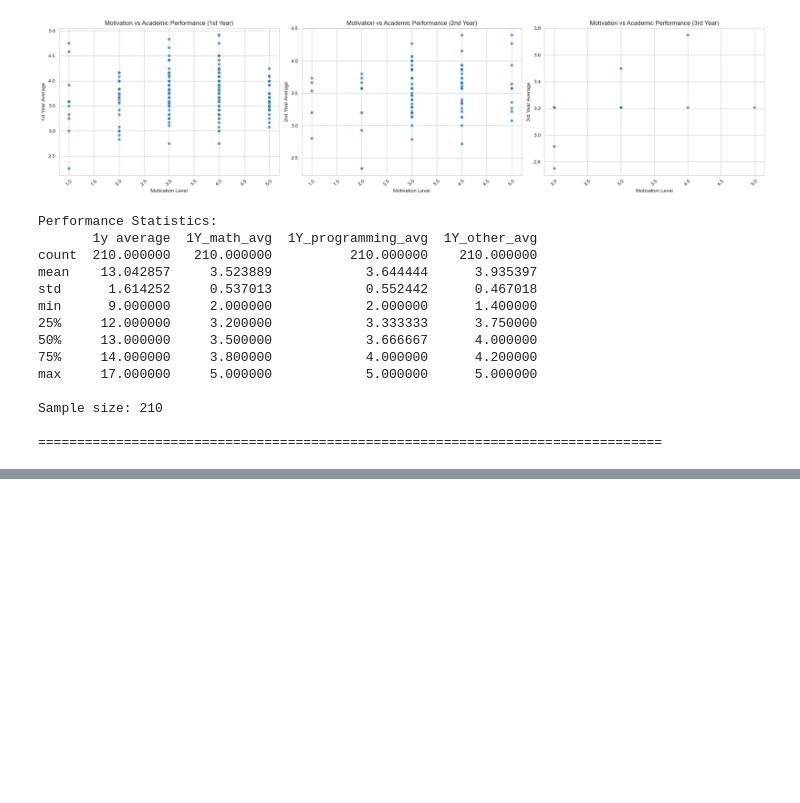
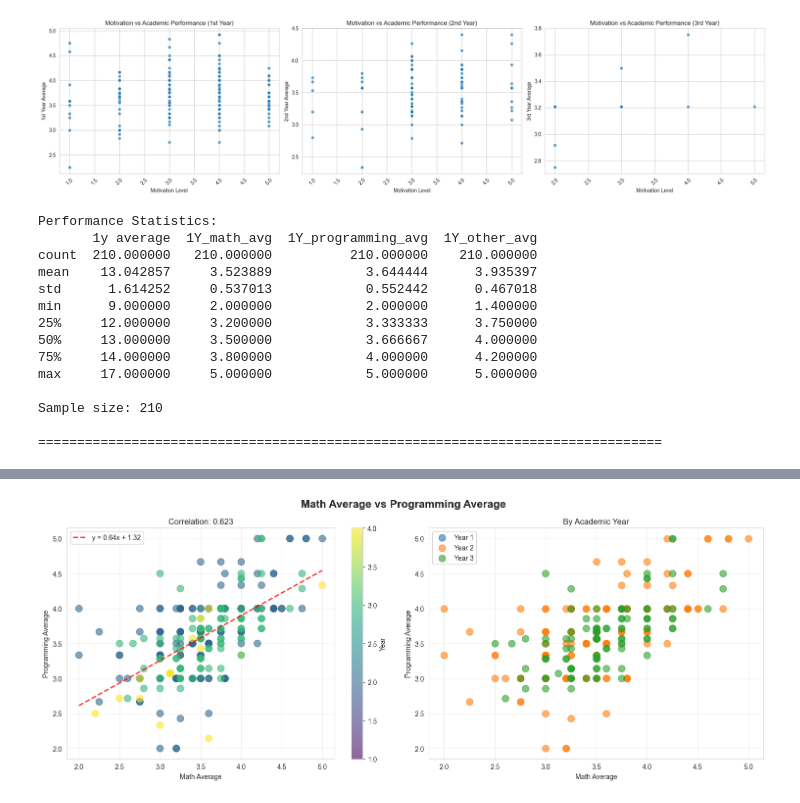
Before and after one commit to ayaaa321/ENSIA-students-performance, a Jupyter notebook: EDA/eda_bivariate_analysis.ipynb, the cells around one changed output, grey strips where cells are left out. Saved outputs shown, nothing was run; the diff lists cells and outputs as text; code cells hidden in the pictures; blank space fills up the shorter version.

```diff
--- a/EDA/eda_bivariate_analysis.ipynb
+++ b/EDA/eda_bivariate_analysis.ipynb
@@ -174,0 +199,84 @@ Correlation between sleep and overall performance: 0.067
+# %%
+# ============================================================================
+# Math Average vs Programming Average (Numerical vs Numerical)
+# ============================================================================
+
+# Prepare data - combine all years with generic column names
+data_1y_math_prog = data_1y[['1Y_math_avg', '1Y_programming_avg', 'year_ordinal']].copy()
+data_1y_math_prog.columns = ['math_avg', 'programming_avg', 'year']
+
+data_2y_math_prog = data_2y[['2Y_math_avg', '2Y_programming_avg', 'year_ordinal']].copy()
+data_2y_math_prog.columns = ['math_avg', 'programming_avg', 'year']
+
+data_3y_math_prog = data_3y[['3Y_math_avg', '3Y_programming_avg', 'year_ordinal']].copy()
+data_3y_math_prog.columns = ['math_avg', 'programming_avg', 'year']
+
+# Combine all years
+data_math_prog = pd.concat([data_1y_math_prog, data_2y_math_prog, data_3y_math_prog],
+                            ignore_index=True).dropna()
+
+print("=" * 80)
+print("MATH AVERAGE VS PROGRAMMING AVERAGE")
+print("=" * 80)
+print(f"Total students: {len(data_math_prog)}")
+print(f"\nMath Average: Mean={data_math_prog['math_avg'].mean():.2f}, Std={data_math_prog['math_avg'].std():.2f}")
+print(f"Programming Average: Mean={data_math_prog['programming_avg'].mean():.2f}, Std={data_math_prog['programming_avg'].std():.2f}")
+
+# Calculate correlation
+correlation = data_math_prog['math_avg'].corr(data_math_prog['programming_avg'])
+print(f"\nPearson Correlation: {correlation:.3f}")
+
+# Visualization
+fig, axes = plt.subplots(1, 2, figsize=(15, 6))
+fig.suptitle('Math Average vs Programming Average', fontsize=16, fontweight='bold')
+
+# Scatter plot with regression line
+axes[0].scatter(data_math_prog['math_avg'], data_math_prog['programming_avg'],
+                alpha=0.6, s=100, c=data_math_prog['year'], cmap='viridis')
+axes[0].set_xlabel('Math Average')
+axes[0].set_ylabel('Programming Average')
+axes[0].set_title(f'Correlation: {correlation:.3f}')
+
+# Add regression line
+z = np.polyfit(data_math_prog['math_avg'], data_math_prog['programming_avg'], 1)
+p = np.poly1d(z)
+x_line = np.linspace(data_math_prog['math_avg'].min(),
+                     data_math_prog['math_avg'].max(), 100)
+axes[0].plot(x_line, p(x_line), "r--", linewidth=2, alpha=0.8,
+             label=f'y = {z[0]:.2f}x + {z[1]:.2f}')
+axes[0].legend()
+axes[0].grid(True, alpha=0.3)
+
+# Color bar for years
+cbar = plt.colorbar(axes[0].collections[0], ax=axes[0])
+cbar.set_label('Year')
+
+# Scatter plot by year
+for year in [1, 2, 3]:
+    year_data = data_math_prog[data_math_prog['year'] == year]
+    axes[1].scatter(year_data['math_avg'], year_data['programming_avg'],
+                    alpha=0.6, s=100, label=f'Year {year}')
+
+axes[1].set_xlabel('Math Average')
+axes[1].set_ylabel('Programming Average')
+axes[1].set_title('By Academic Year')
+axes[1].legend()
+axes[1].grid(True, alpha=0.3)
+
+plt.tight_layout()
+plt.show()
+
+# Statistical insights
+print("\n" + "=" * 80)
+print("INSIGHTS:")
+print("=" * 80)
+
+if correlation > 0.7:
+    print("✓ STRONG positive correlation - Students good at math tend to be good at programming")
+elif correlation > 0.4:
+    print("✓ MODERATE positive correlation - Math skills somewhat relate to programming skills")
+elif correlation > 0.2:
+    print("✓ WEAK positive correlation - Slight relationship between math and programming")
+else:
+    print("✗ Little to no correlation - Math and programming skills are independent")
+# %% [output]
@@ -174,0 +292 @@ Correlation between sleep and overall performance: 0.067
+[figure, added]
```
Also changed, not shown: parts of 19 cells of this notebook.
